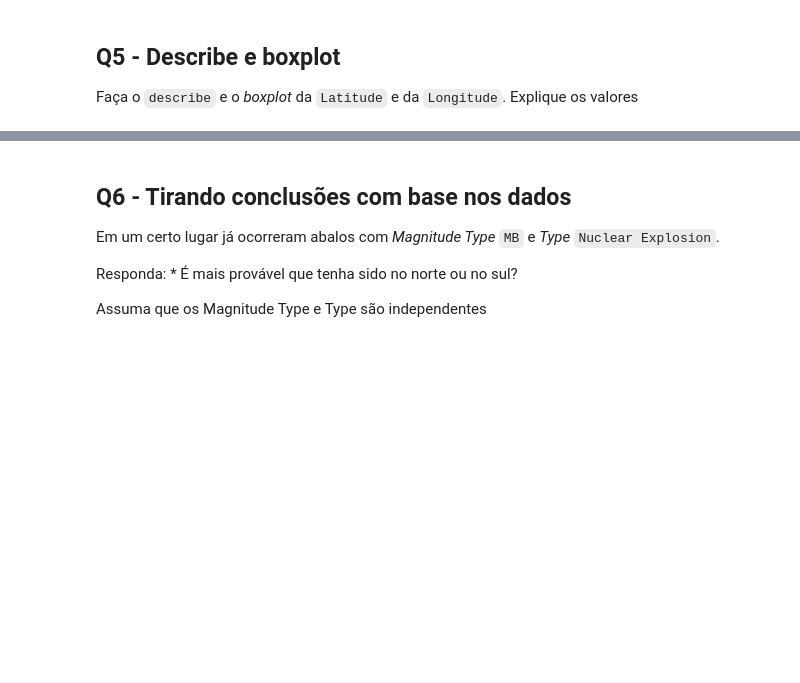
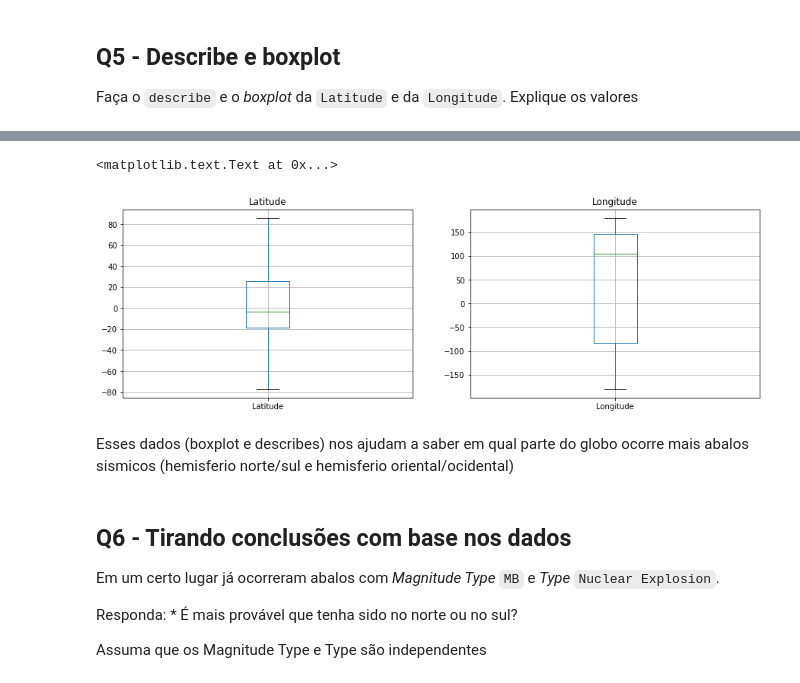
Before and after one commit to juanjorgegarcia/CD, a Jupyter notebook: APS5/APS5_alunos.ipynb, the cells around one changed output, grey strips where cells are left out. Saved outputs shown, nothing was run; the diff lists cells and outputs as text; code cells hidden in the pictures; blank space fills up the shorter version.

```diff
--- a/APS5/APS5_alunos.ipynb
+++ b/APS5/APS5_alunos.ipynb
@@ -127,3 +209,25 @@ Faça o `describe` e o *boxplot* da `Latitude` e da `Longitude`. Explique os val
+# %%
+fig = plt.figure(figsize=(15,10))
+
+
+#latitude
+plt.subplot(221)
+df.Latitude.describe()
+quantils=df.Latitude.quantile(np.arange(0,1.1,.1))
+quantils.plot(kind="box",grid=True)
+plt.title("Latitude")
+
+#longitude
+plt.subplot(222)
+df.Longitude.describe()
+quantils=df.Longitude.quantile(np.arange(0,1.1,.1))
+quantils.plot(kind="box",grid=True)
+plt.title("Longitude")
+# %% [output]
+<matplotlib.text.Text at 0x...>
+[figure, added]
+# %% [markdown]
+Esses dados (boxplot e describes) nos ajudam a saber em qual parte do globo ocorre mais abalos sismicos (hemisferio norte/sul e hemisferio oriental/ocidental)
 # %% [markdown]
 ## Q6 - Tirando conclusões com base nos dados
 
```
Also changed, not shown: parts of 15 cells of this notebook.
